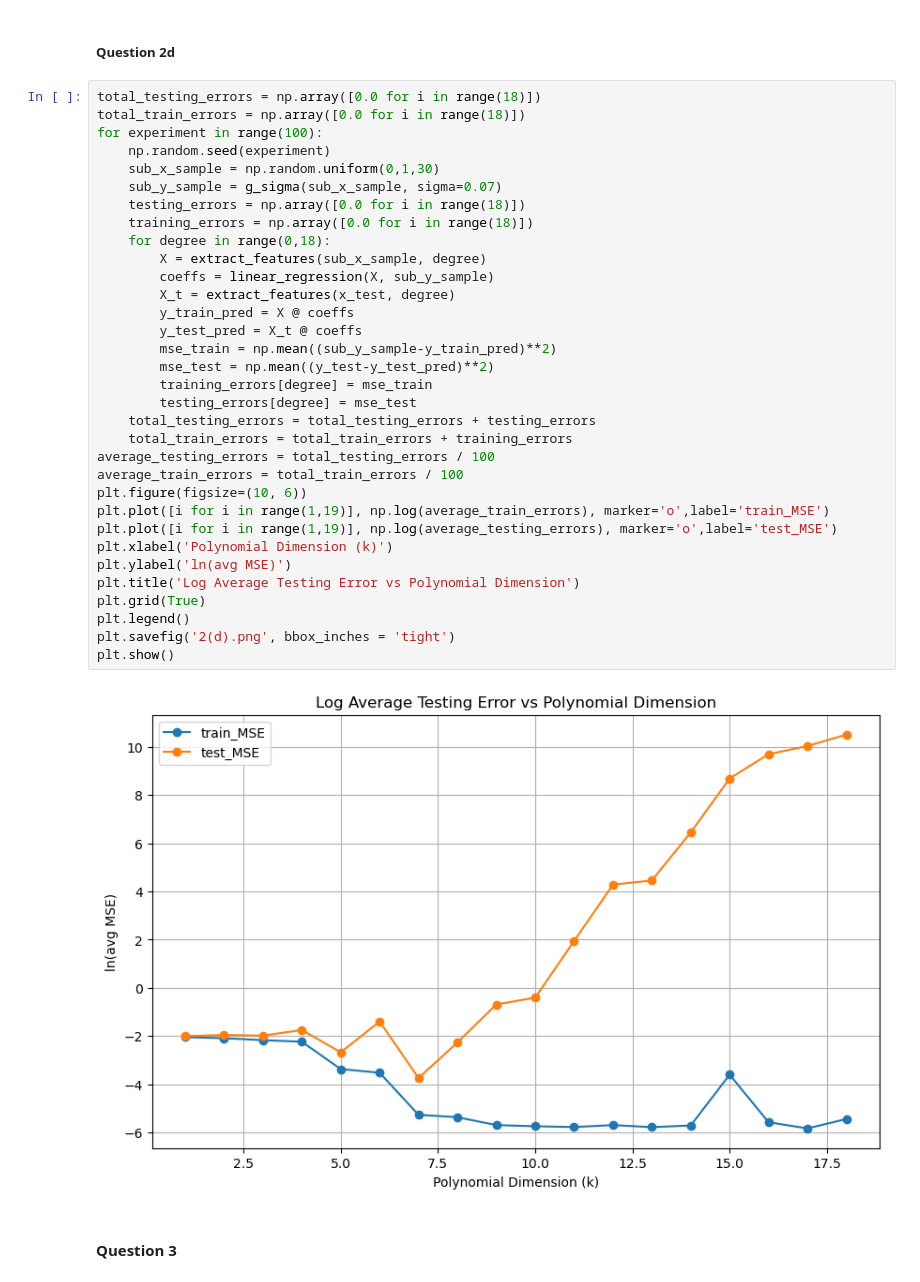
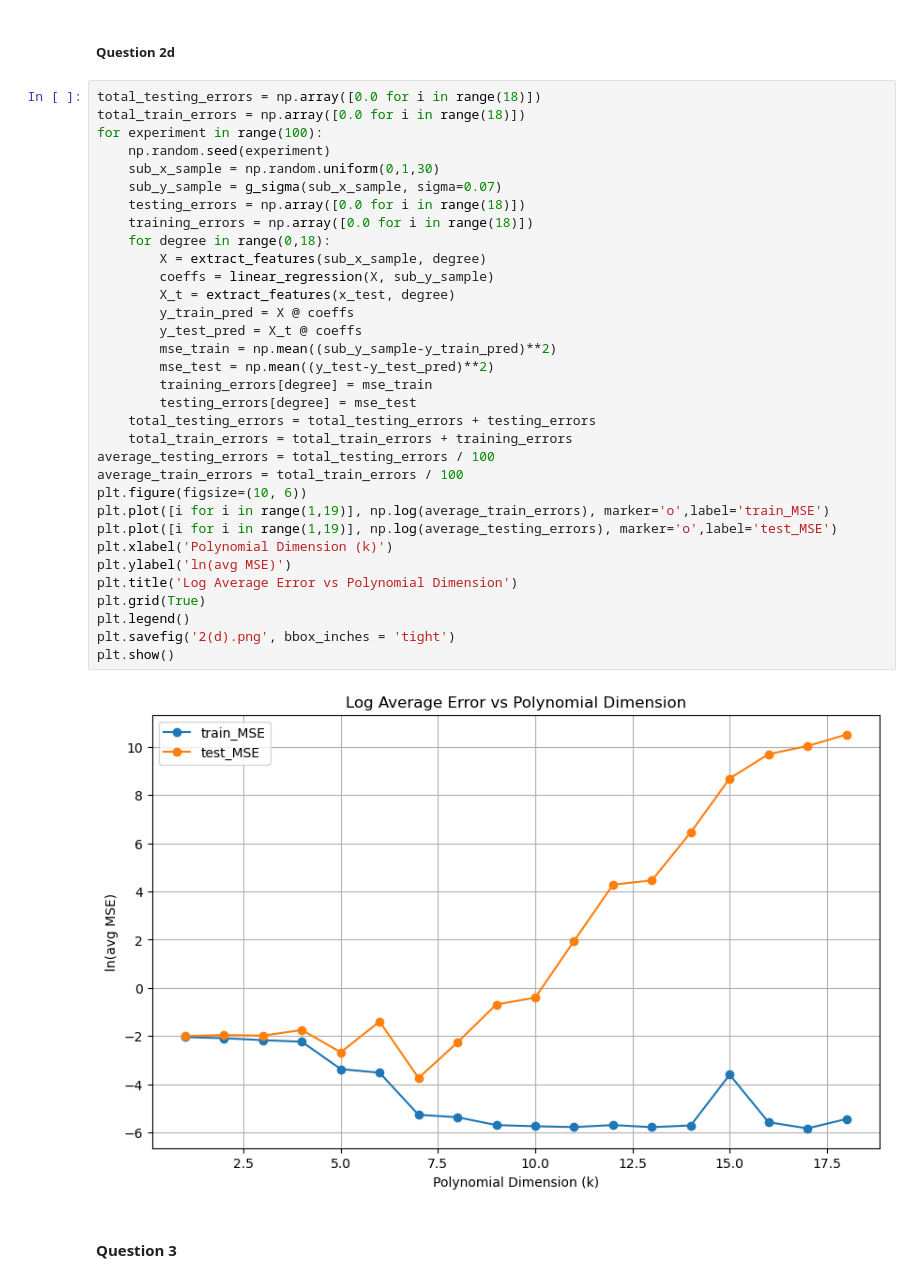
Before and after one commit to 535A59/COMP0078_cw1, a Jupyter notebook: cw1.ipynb, the cells around one changed output. Drawn from its saved outputs; the diff is of its cells as text.

```diff
--- a/cw1.ipynb
+++ b/cw1.ipynb
@@ -194,35 +193,35 @@ total_train_errors = np.array([0.0 for i in range(18)])
 for experiment in range(100):
     np.random.seed(experiment)
     sub_x_sample = np.random.uniform(0,1,30)
     sub_y_sample = g_sigma(sub_x_sample, sigma=0.07)
     testing_errors = np.array([0.0 for i in range(18)])
     training_errors = np.array([0.0 for i in range(18)])
     for degree in range(0,18):
         X = extract_features(sub_x_sample, degree)
         coeffs = linear_regression(X, sub_y_sample)
         X_t = extract_features(x_test, degree)
         y_train_pred = X @ coeffs
         y_test_pred = X_t @ coeffs
         mse_train = np.mean((sub_y_sample-y_train_pred)**2)
         mse_test = np.mean((y_test-y_test_pred)**2)
         training_errors[degree] = mse_train
         testing_errors[degree] = mse_test
     total_testing_errors = total_testing_errors + testing_errors
     total_train_errors = total_train_errors + training_errors
 average_testing_errors = total_testing_errors / 100
 average_train_errors = total_train_errors / 100
 plt.figure(figsize=(10, 6))
 plt.plot([i for i in range(1,19)], np.log(average_train_errors), marker='o',label='train_MSE')
 plt.plot([i for i in range(1,19)], np.log(average_testing_errors), marker='o',label='test_MSE')
 plt.xlabel('Polynomial Dimension (k)')
 plt.ylabel('ln(avg MSE)')
-plt.title('Log Average Testing Error vs Polynomial Dimension')
+plt.title('Log Average Error vs Polynomial Dimension')
 plt.grid(True)
 plt.legend()
 plt.savefig('2(d).png', bbox_inches = 'tight')
 plt.show()
 # %% [output]
-[figure, old version]
+[figure, new version]
 # %% [markdown]
 #### Question 3
 # %%
```
Also changed, not shown: parts of 6 cells of this notebook, 2 other files.
